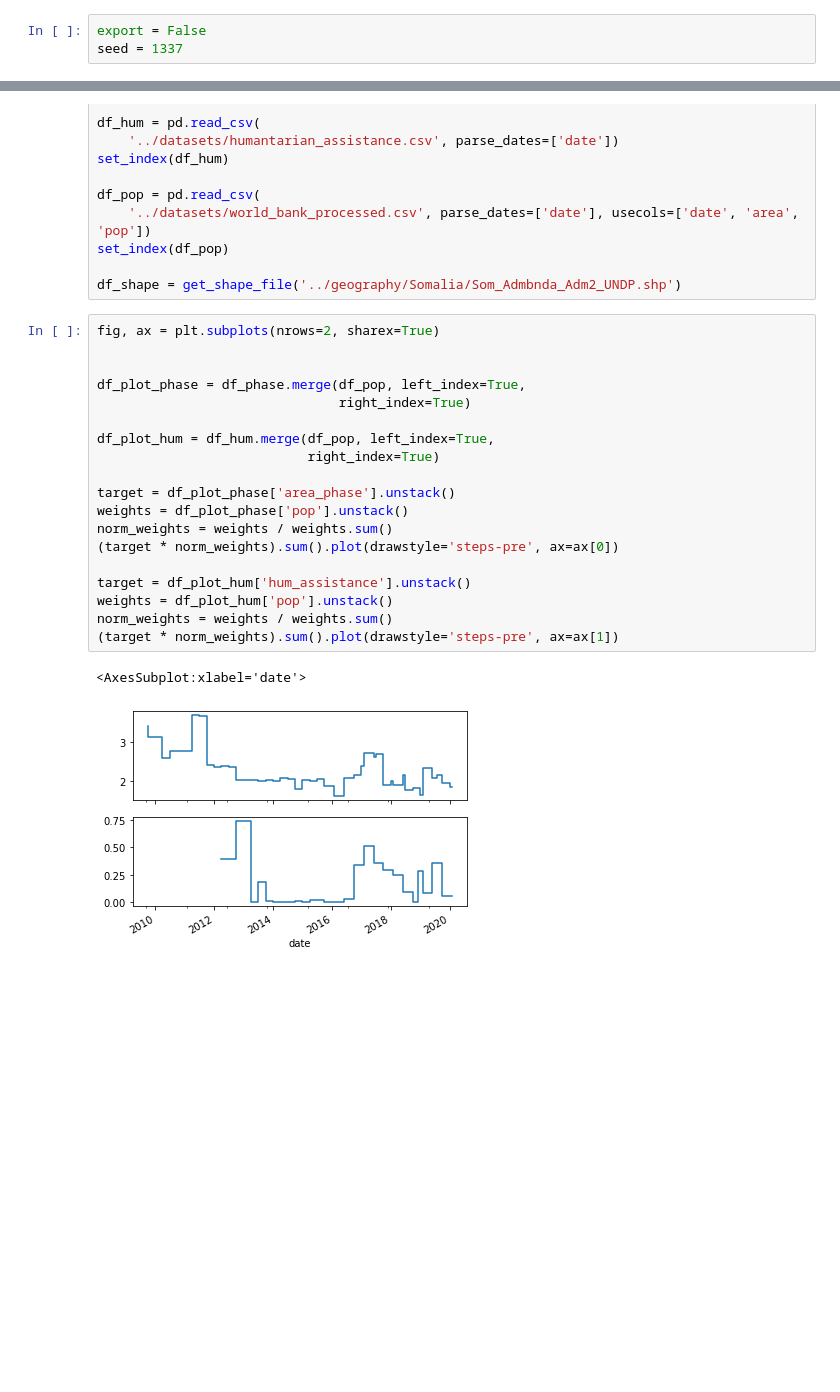
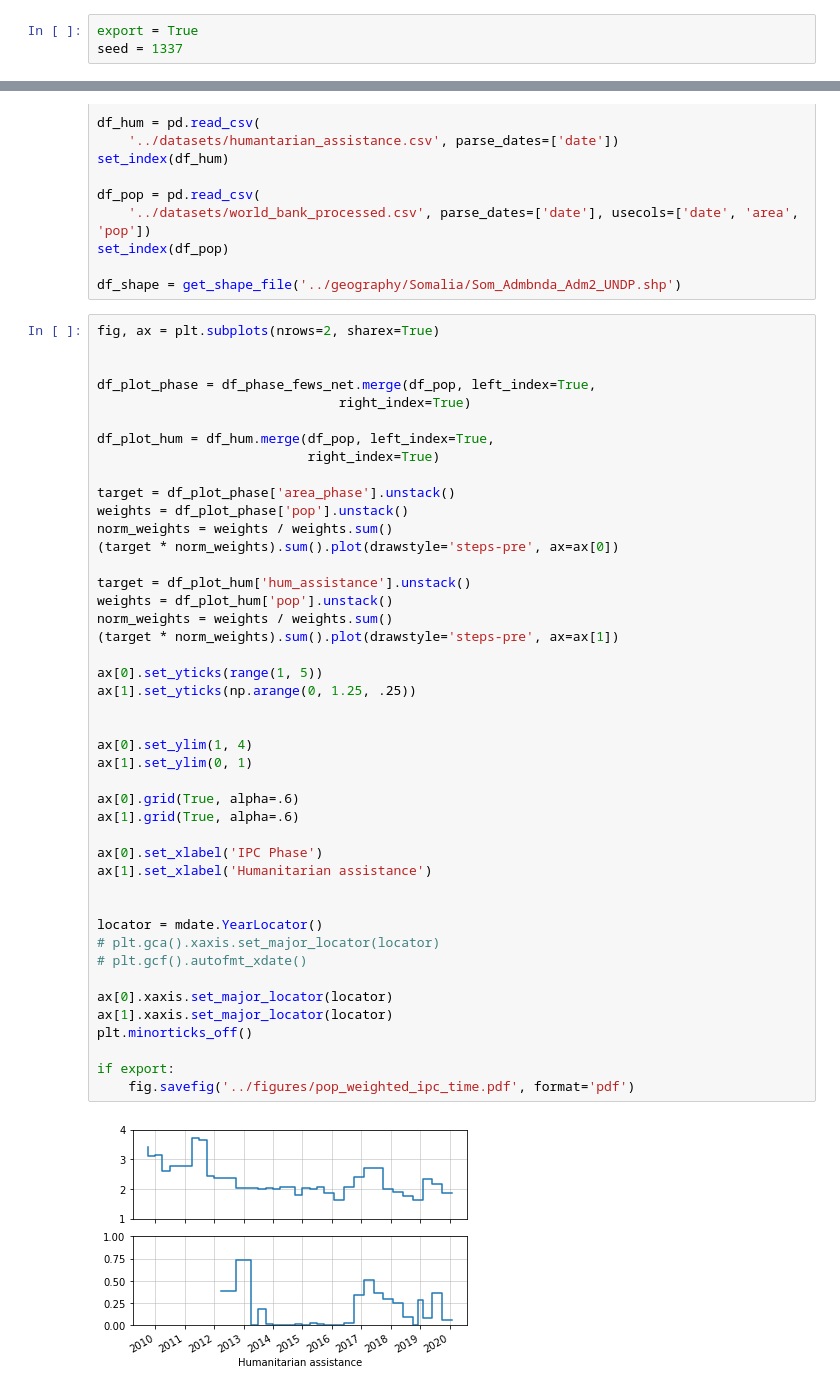
Before and after one commit to ICascha/Predicting-food-crises-in-Somalia, a Jupyter notebook: notebooks/IPC_EDA.ipynb, the cells around one changed output, grey strips where cells are left out. Saved outputs shown, nothing was run; the diff lists cells and outputs as text; blank space fills up the shorter version.

```diff
--- a/notebooks/IPC_EDA.ipynb
+++ b/notebooks/IPC_EDA.ipynb
@@ -3,5 +3,5 @@
 
 ## Set export to True if you wish to export graphs and tables
 # %%
-export = False
+export = True
 seed = 1337
@@ -53,25 +44,49 @@ df_shape = get_shape_file('../geography/Somalia/Som_Admbnda_Adm2_UNDP.shp')
 # %%
 fig, ax = plt.subplots(nrows=2, sharex=True)
 
 
-df_plot_phase = df_phase.merge(df_pop, left_index=True,
+df_plot_phase = df_phase_fews_net.merge(df_pop, left_index=True,
                                right_index=True)
 
 df_plot_hum = df_hum.merge(df_pop, left_index=True,
                            right_index=True)
 
 target = df_plot_phase['area_phase'].unstack()
 weights = df_plot_phase['pop'].unstack()
 norm_weights = weights / weights.sum()
 (target * norm_weights).sum().plot(drawstyle='steps-pre', ax=ax[0])
 
 target = df_plot_hum['hum_assistance'].unstack()
 weights = df_plot_hum['pop'].unstack()
 norm_weights = weights / weights.sum()
 (target * norm_weights).sum().plot(drawstyle='steps-pre', ax=ax[1])
+
+ax[0].set_yticks(range(1, 5))
+ax[1].set_yticks(np.arange(0, 1.25, .25))
+
+
+ax[0].set_ylim(1, 4)
+ax[1].set_ylim(0, 1)
+
+ax[0].grid(True, alpha=.6)
+ax[1].grid(True, alpha=.6)
+
+ax[0].set_xlabel('IPC Phase')
+ax[1].set_xlabel('Humanitarian assistance')
+
+
+locator = mdate.YearLocator()
+# plt.gca().xaxis.set_major_locator(locator)
+# plt.gcf().autofmt_xdate()
+
+ax[0].xaxis.set_major_locator(locator)
+ax[1].xaxis.set_major_locator(locator)
+plt.minorticks_off()
+
+if export:
+    fig.savefig('../figures/pop_weighted_ipc_time.pdf', format='pdf')
 # %% [output]
-<AxesSubplot:xlabel='date'>
-[figure, old version]
+[figure, new version]
 # %%
 fig, ax = plt.subplots()
 
```
Also changed, not shown: parts of 10 cells of this notebook, 1 other file.
